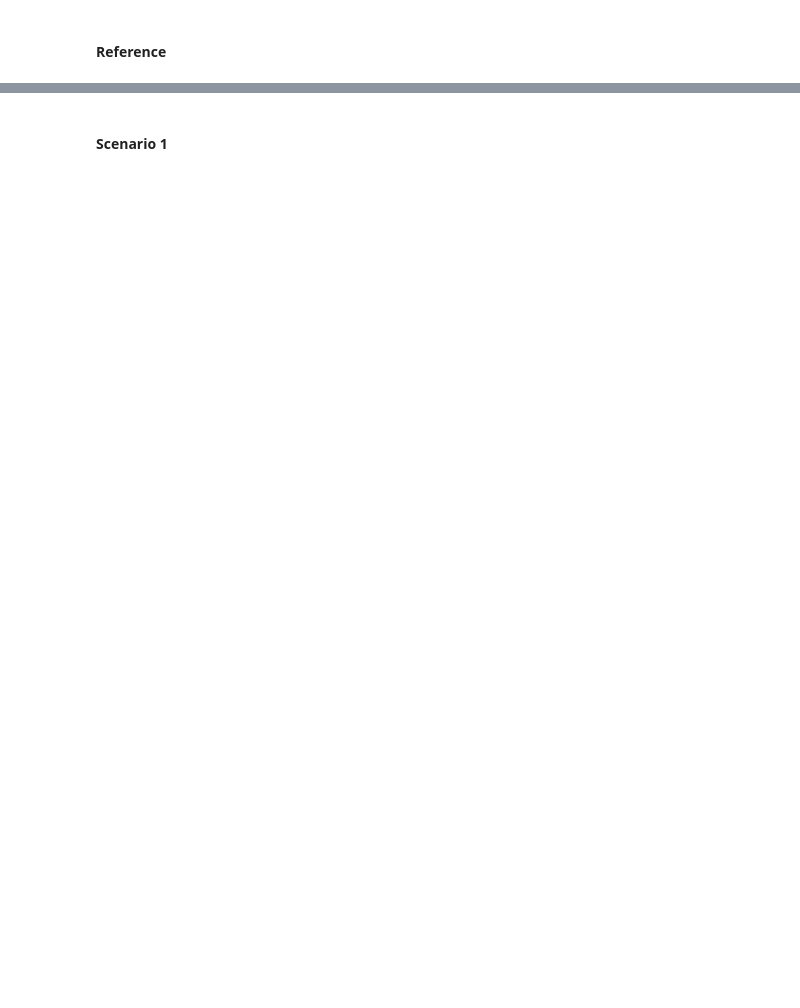
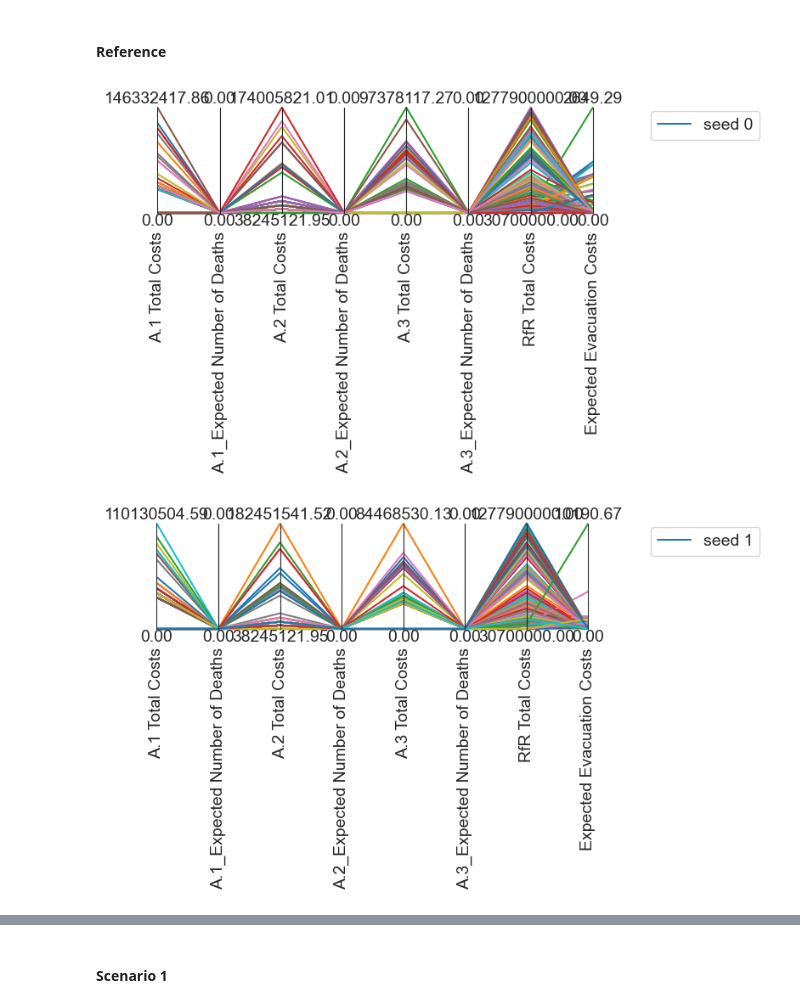
Before and after one commit to ndaswani1/EPA141A-labs, a Jupyter notebook: final assignment/dike_model_multi_scenario_MORDM.ipynb, the cells around one changed output, grey strips where cells are left out. Drawn from its saved outputs; the diff is of its cells as text; code cells hidden in the pictures; blank space fills up the shorter version.

```diff
--- a/final assignment/dike_model_multi_scenario_MORDM.ipynb
+++ b/final assignment/dike_model_multi_scenario_MORDM.ipynb
@@ -338,5 +341,5 @@ show_convergence(3, 'opt200')
 # %%
-def analyse_solutions(optimizer='opt150', scenario='reference', seed_nr=3):
+def analyse_solutions_per_scenario(optimizer='opt150', scenario='reference', seed_nr=3, normalize=True):
     """
     This function analyses the solutions generated by the optimization.
     """
@@ -351,15 +354,17 @@ def analyse_solutions(optimizer='opt150', scenario='reference', seed_nr=3):
     for i, (result, color) in enumerate(zip(all_archives, sns.color_palette())):
         # define outcomes
         outcomes = result.loc[:, ['A.1 Total Costs', 'A.1_Expected Number of Deaths', 'A.2 Total Costs', 'A.2_Expected Number of Deaths', 'A.3 Total Costs', 'A.3_Expected Number of Deaths','RfR Total Costs', 'Expected Evacuation Costs']]
-       # define limits
+        # define limits
         limits = parcoords.get_limits(outcomes)
-        # optional limits:
-        # limits.loc[0, ['A.1_Expected Number of Deaths','A.2_Expected Number of Deaths','A.3_Expected Number of Deaths',]] = 1
-        # limits.loc[1, :] = 0
+        if normalize==True:
+            # define more specific limits
+            max_costs = outcomes.loc[:, ['A.1 Total Costs', 'A.2 Total Costs', 'A.3 Total Costs', 'RfR Total Costs', 'Expected Evacuation Costs']].max().max()
+            limits.loc[0, ['A.1 Total Costs', 'A.2 Total Costs', 'A.3 Total Costs', 'RfR Total Costs', 'Expected Evacuation Costs']] = max_costs
+            limits.loc[1, :] = 0
         # define axes
         axes = parcoords.ParallelAxes(limits)
         # add outcomes to plot
-        axes.plot(outcomes, label='results {}'.format(i))
+        axes.plot(outcomes, label='seed {}'.format(i))
         # define legend
         axes.legend()
     # show plot
@@ -373,2 +372,7 @@ analyse_solutions(optimizer='opt200', scenario='reference')
 # %% [markdown]
 #### Reference
+# %%
+analyse_solutions_per_scenario(optimizer='opt200', scenario='reference', normalize=False)
+# %% [output]
+[figure, added]
+[figure, added]
```
Also changed, not shown: parts of 26 cells of this notebook.
